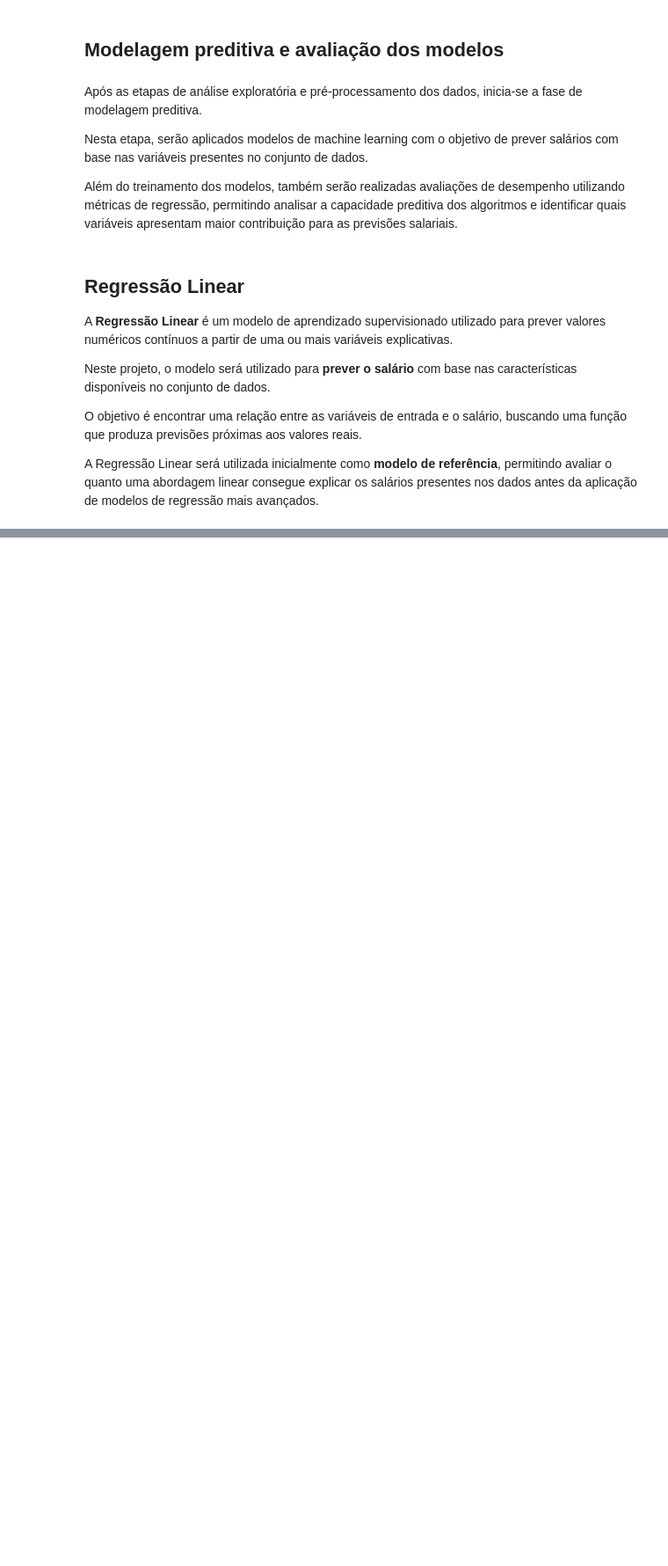
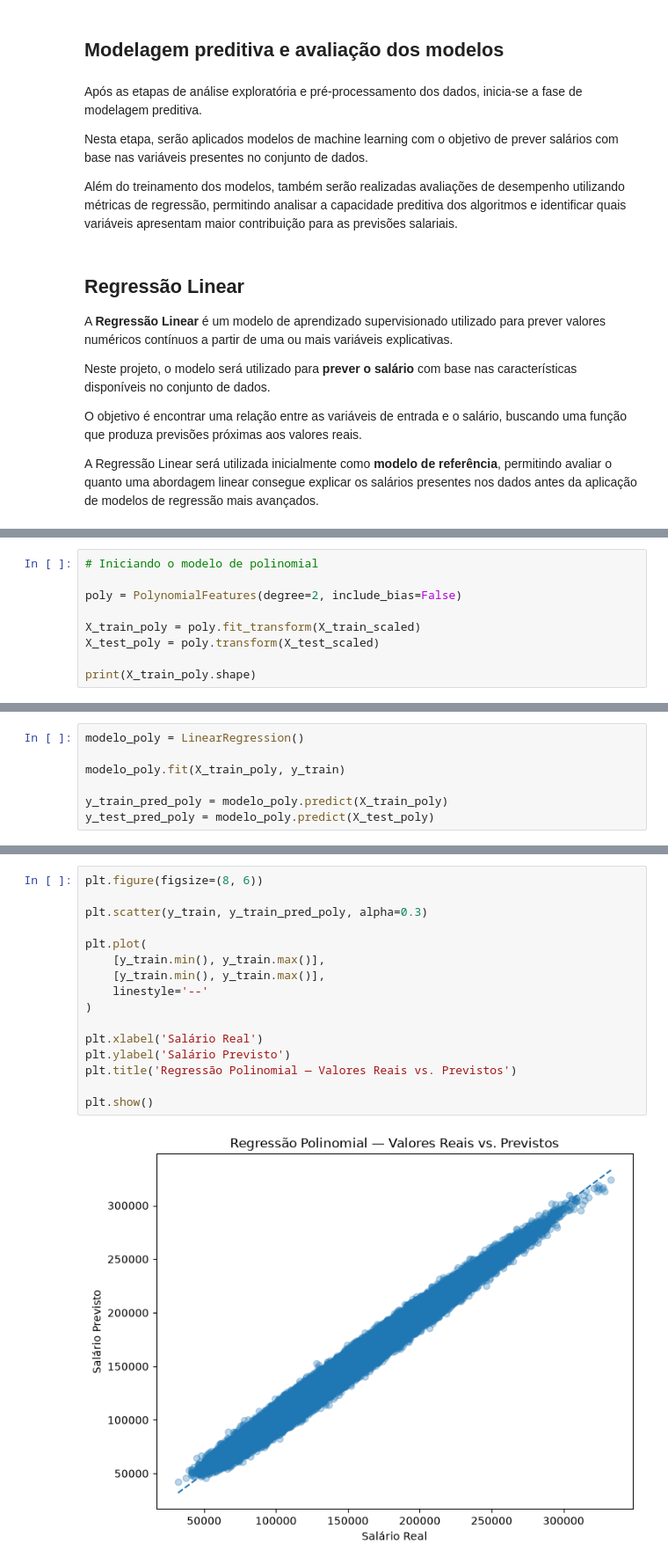
Before and after one commit to decknho/Data-Science, a Jupyter notebook: Semantix.ipynb, the cells around one changed output, grey strips where cells are left out. Shown at 88% size. Drawn from its saved outputs; the diff is of its cells as text; blank space fills up the shorter version.

```diff
--- a/Semantix.ipynb
+++ b/Semantix.ipynb
@@ -747,0 +843,9 @@ Dessa forma, a Regressão Linear foi capaz de capturar uma parte importante da r
+# %%
+# Iniciando o modelo de polinomial
+
+poly = PolynomialFeatures(degree=2, include_bias=False)
+
+X_train_poly = poly.fit_transform(X_train_scaled)
+X_test_poly = poly.transform(X_test_scaled)
+
+print(X_train_poly.shape)
@@ -747,0 +854,7 @@ Dessa forma, a Regressão Linear foi capaz de capturar uma parte importante da r
+# %%
+modelo_poly = LinearRegression()
+
+modelo_poly.fit(X_train_poly, y_train)
+
+y_train_pred_poly = modelo_poly.predict(X_train_poly)
+y_test_pred_poly = modelo_poly.predict(X_test_poly)
@@ -747,0 +871,18 @@ Dessa forma, a Regressão Linear foi capaz de capturar uma parte importante da r
+# %%
+plt.figure(figsize=(8, 6))
+
+plt.scatter(y_train, y_train_pred_poly, alpha=0.3)
+
+plt.plot(
+    [y_train.min(), y_train.max()],
+    [y_train.min(), y_train.max()],
+    linestyle='--'
+)
+
+plt.xlabel('Salário Real')
+plt.ylabel('Salário Previsto')
+plt.title('Regressão Polinomial — Valores Reais vs. Previstos')
+
+plt.show()
+# %% [output]
+[figure, added]
```
Also changed, not shown: parts of 54 cells of this notebook.
